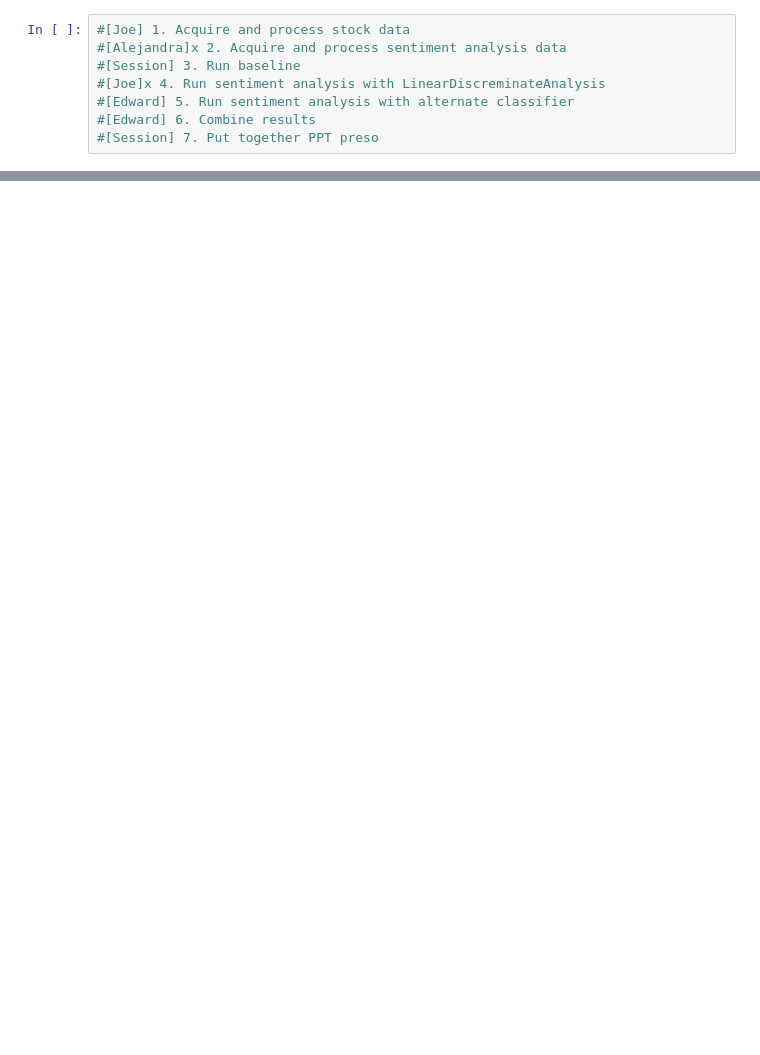
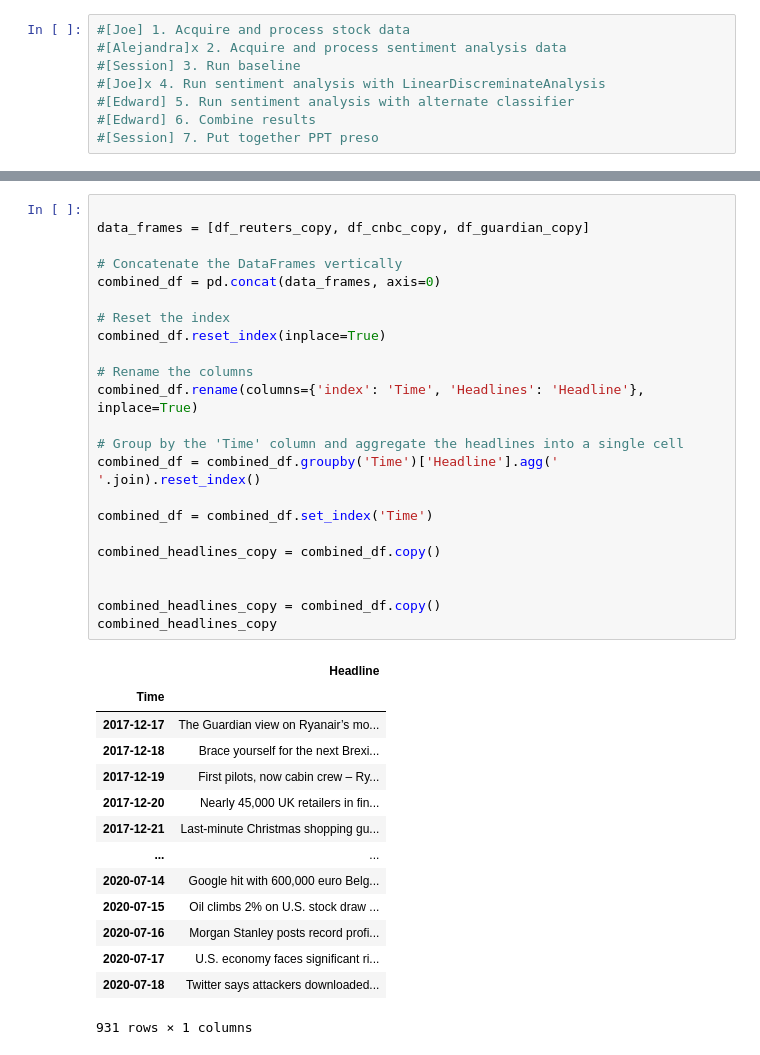
Before and after one commit to bittraidr/Sentiment_Analysis_Study_Multiple_Models, a Jupyter notebook: Branches/Joe.ipynb, the cells around one changed output, grey strips where cells are left out. Drawn from its saved outputs; the diff is of its cells as text; blank space fills up the shorter version.

```diff
--- a/Branches/Joe.ipynb
+++ b/Branches/Joe.ipynb
@@ -212,0 +254,38 @@ baseline_plot.plot()
+# %%
+
+data_frames = [df_reuters_copy, df_cnbc_copy, df_guardian_copy]
+
+# Concatenate the DataFrames vertically
+combined_df = pd.concat(data_frames, axis=0)
+
+# Reset the index
+combined_df.reset_index(inplace=True)
+
+# Rename the columns
+combined_df.rename(columns={'index': 'Time', 'Headlines': 'Headline'}, inplace=True)
+
+# Group by the 'Time' column and aggregate the headlines into a single cell
+combined_df = combined_df.groupby('Time')['Headline'].agg(' '.join).reset_index()
+
+combined_df = combined_df.set_index('Time')
+
+combined_headlines_copy = combined_df.copy()
+
+
+combined_headlines_copy = combined_df.copy()
+combined_headlines_copy
+# %% [output]
+|  | Headline |
+| Time |  |
+| 2017-12-17 | The Guardian view on Ryanair’s mo... |
+| 2017-12-18 | Brace yourself for the next Brexi... |
+| 2017-12-19 | First pilots, now cabin crew – Ry... |
+| 2017-12-20 | Nearly 45,000 UK retailers in fin... |
+| 2017-12-21 | Last-minute Christmas shopping gu... |
+| ... | ... |
+| 2020-07-14 | Google hit with 600,000 euro Belg... |
+| 2020-07-15 | Oil climbs 2% on U.S. stock draw ... |
+| 2020-07-16 | Morgan Stanley posts record profi... |
+| 2020-07-17 | U.S. economy faces significant ri... |
+| 2020-07-18 | Twitter says attackers downloaded... |
+931 rows × 1 columns
```
Also changed, not shown: parts of 18 cells of this notebook, 1 other file.
